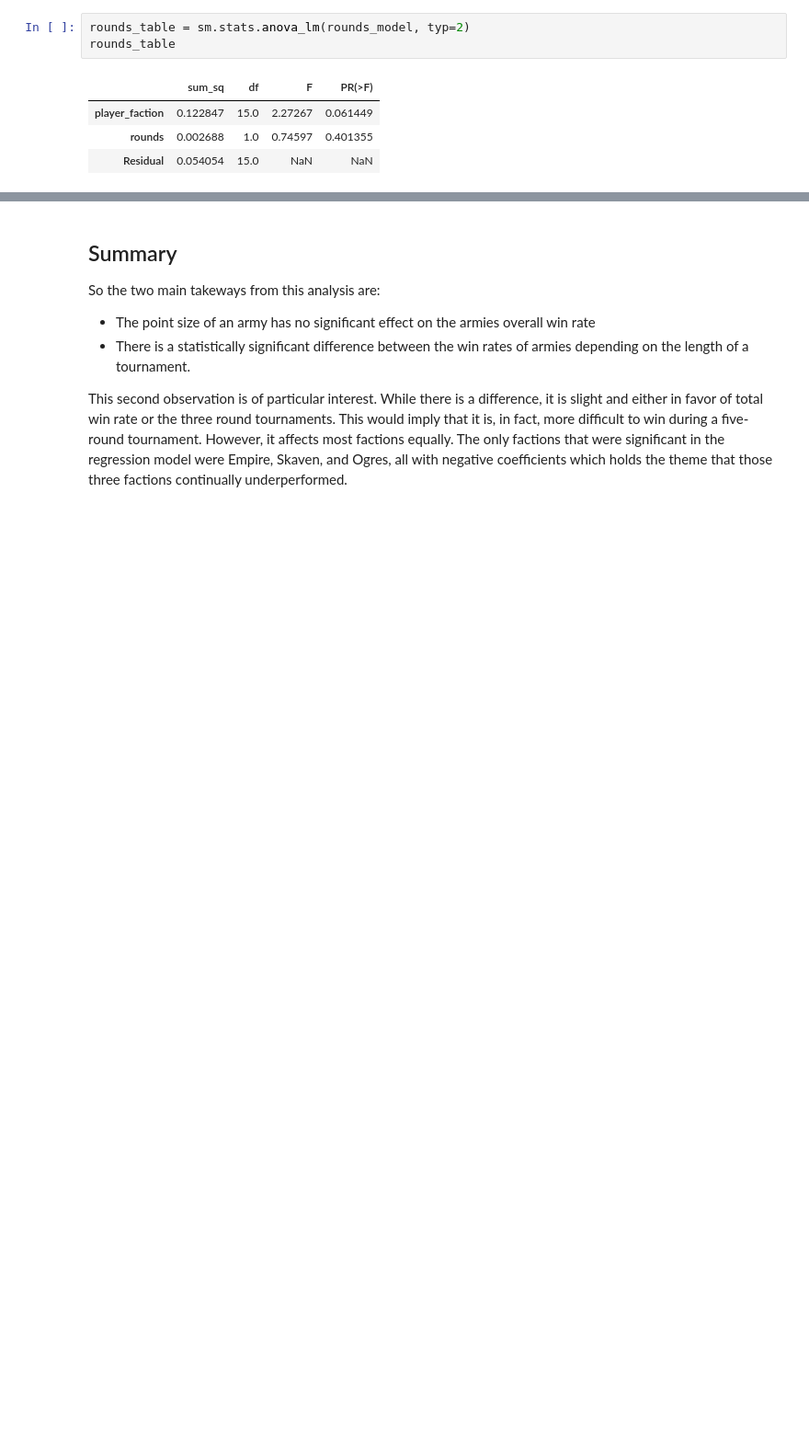
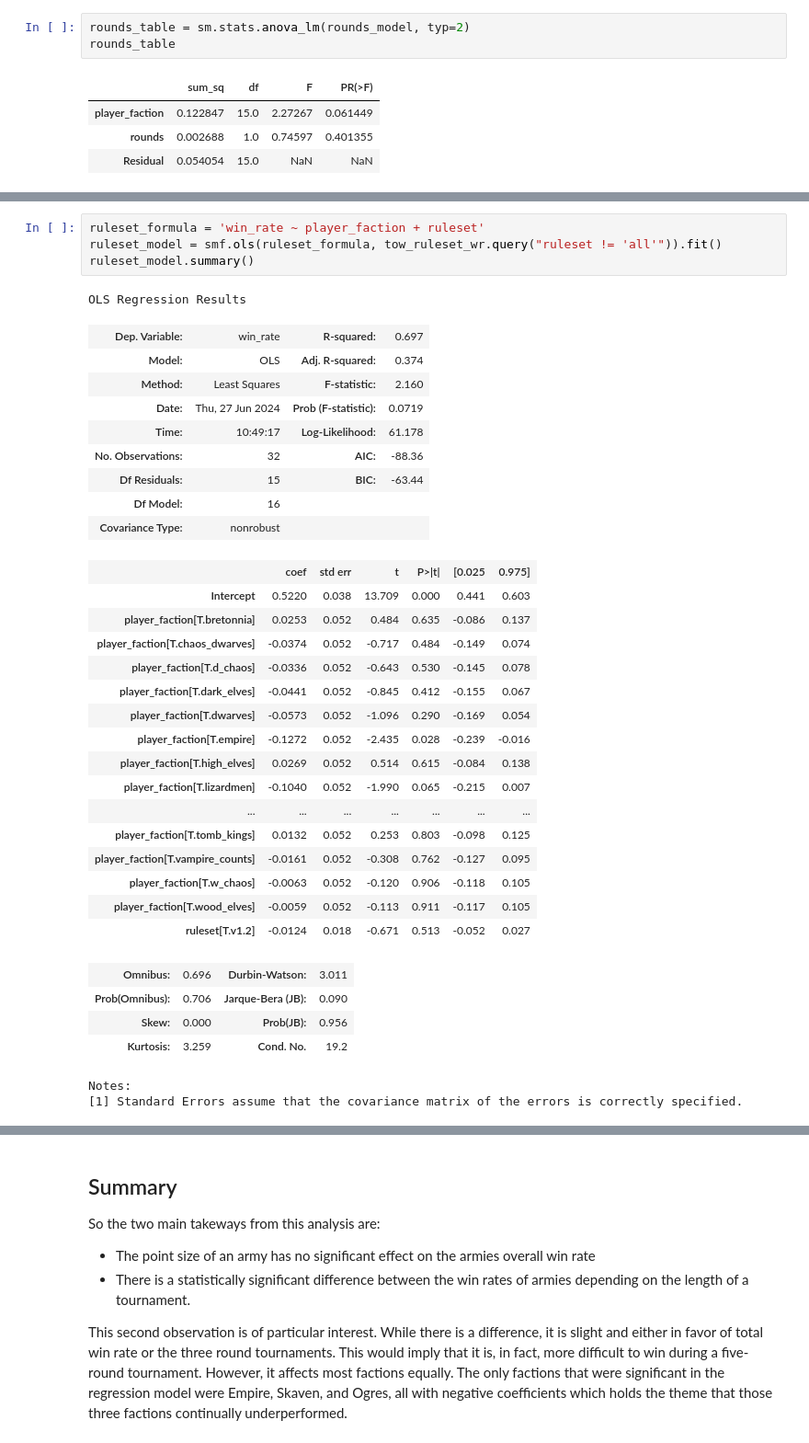
Before and after one commit to jacoblundeen/tow_analysis, a Jupyter notebook: tow_analysis.ipynb, the cells around one changed output, grey strips where cells are left out. Shown at 92% size. Drawn from its saved outputs; the diff is of its cells as text; blank space fills up the shorter version.

Commit message:
Adding full model.

```diff
--- a/tow_analysis.ipynb
+++ b/tow_analysis.ipynb
@@ -362,0 +406,37 @@ The pairwise test shows that there is a statistically significant difference bet
+# %%
+ruleset_formula = 'win_rate ~ player_faction + ruleset'
+ruleset_model = smf.ols(ruleset_formula, tow_ruleset_wr.query("ruleset != 'all'")).fit()
+ruleset_model.summary()
+# %% [output]
+OLS Regression Results
+| Dep. Variable: | win_rate | R-squared: | 0.697 |
+| Model: | OLS | Adj. R-squared: | 0.374 |
+| Method: | Least Squares | F-statistic: | 2.160 |
+| Date: | Thu, 27 Jun 2024 | Prob (F-statistic): | 0.0719 |
+| Time: | 10:49:17 | Log-Likelihood: | 61.178 |
+| No. Observations: | 32 | AIC: | -88.36 |
+| Df Residuals: | 15 | BIC: | -63.44 |
+| Df Model: | 16 |  |  |
+| Covariance Type: | nonrobust |  |  |
+|  | coef | std err | t | P>|t| | [0.025 | 0.975] |
+| Intercept | 0.5220 | 0.038 | 13.709 | 0.000 | 0.441 | 0.603 |
+| player_faction[T.bretonnia] | 0.0253 | 0.052 | 0.484 | 0.635 | -0.086 | 0.137 |
+| player_faction[T.chaos_dwarves] | -0.0374 | 0.052 | -0.717 | 0.484 | -0.149 | 0.074 |
+| player_faction[T.d_chaos] | -0.0336 | 0.052 | -0.643 | 0.530 | -0.145 | 0.078 |
+| player_faction[T.dark_elves] | -0.0441 | 0.052 | -0.845 | 0.412 | -0.155 | 0.067 |
+| player_faction[T.dwarves] | -0.0573 | 0.052 | -1.096 | 0.290 | -0.169 | 0.054 |
+| player_faction[T.empire] | -0.1272 | 0.052 | -2.435 | 0.028 | -0.239 | -0.016 |
+| player_faction[T.high_elves] | 0.0269 | 0.052 | 0.514 | 0.615 | -0.084 | 0.138 |
+| player_faction[T.lizardmen] | -0.1040 | 0.052 | -1.990 | 0.065 | -0.215 | 0.007 |
+| ... | ... | ... | ... | ... | ... | ... |
+| player_faction[T.tomb_kings] | 0.0132 | 0.052 | 0.253 | 0.803 | -0.098 | 0.125 |
+| player_faction[T.vampire_counts] | -0.0161 | 0.052 | -0.308 | 0.762 | -0.127 | 0.095 |
+| player_faction[T.w_chaos] | -0.0063 | 0.052 | -0.120 | 0.906 | -0.118 | 0.105 |
+| player_faction[T.wood_elves] | -0.0059 | 0.052 | -0.113 | 0.911 | -0.117 | 0.105 |
+| ruleset[T.v1.2] | -0.0124 | 0.018 | -0.671 | 0.513 | -0.052 | 0.027 |
+| Omnibus: | 0.696 | Durbin-Watson: | 3.011 |
+| Prob(Omnibus): | 0.706 | Jarque-Bera (JB): | 0.090 |
+| Skew: | 0.000 | Prob(JB): | 0.956 |
+| Kurtosis: | 3.259 | Cond. No. | 19.2 |
+Notes:
+[1] Standard Errors assume that the covariance matrix of the errors is correctly specified.
```
Also changed, not shown: parts of 17 cells of this notebook.
